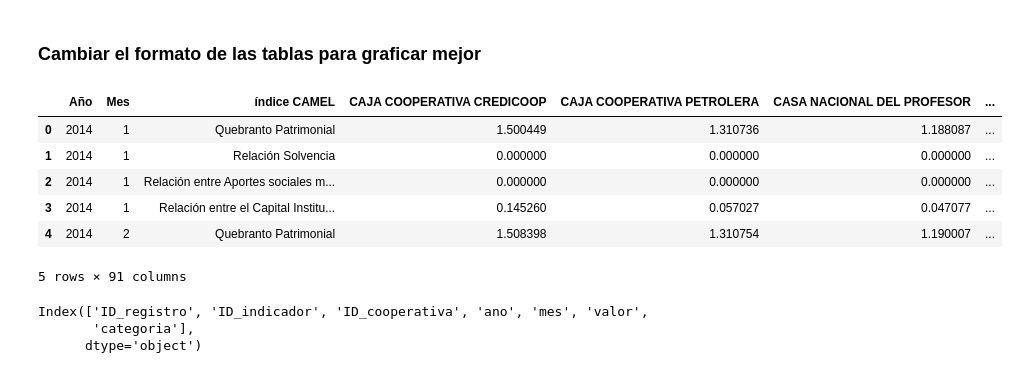
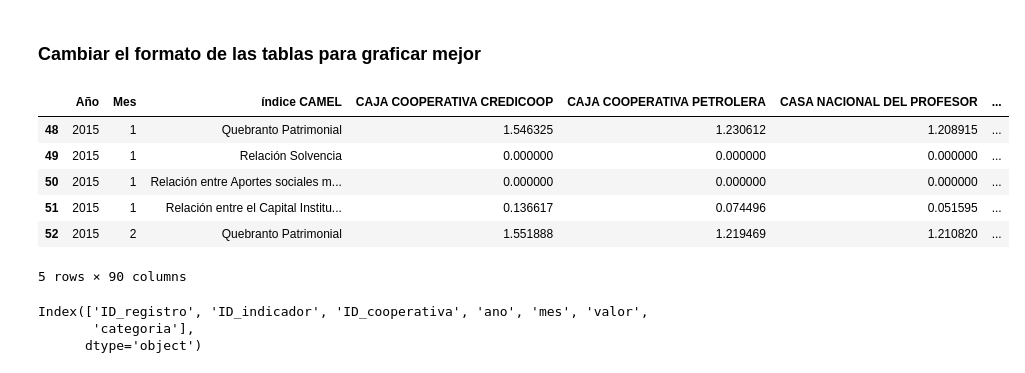
Before and after one commit to LianaD26/CAMEL_Model_percentages, a Jupyter notebook: notebooks/EDA.ipynb, the cells around one changed output. Saved outputs shown, nothing was run; the diff lists cells and outputs as text; code cells hidden in the pictures.

```diff
--- a/notebooks/EDA.ipynb
+++ b/notebooks/EDA.ipynb
@@ -23,8 +23,8 @@ def load_data(file_path):
         return None
 
 
-capital = load_data('/home/lia/Documentos/repos/CAMEL_Model_Percentages/CAMEL_Model_percentages/tablas/Capital.csv')
-assests = load_data('/home/lia/Documentos/repos/CAMEL_Model_Percentages/CAMEL_Model_percentages/tablas/Assets.csv')
-managerial = load_data('/home/lia/Documentos/repos/CAMEL_Model_Percentages/CAMEL_Model_percentages/tablas/Managerial.csv')
-earnings = load_data('/home/lia/Documentos/repos/CAMEL_Model_Percentages/CAMEL_Model_percentages/tablas/Earnings.csv')
-liquidity = load_data('/home/lia/Documentos/repos/CAMEL_Model_Percentages/CAMEL_Model_percentages/tablas/Liquidity.csv')
+capital = load_data('../tablas/Capital.csv')
+assests = load_data('../tablas/Assets.csv')
+managerial = load_data('../tablas/Managerial.csv')
+earnings = load_data('../tablas/Earnings.csv')
+liquidity = load_data('../tablas/Liquidity.csv')
@@ -51,15 +51,16 @@ Se requiere analizar los siguientes puntos dentro de cada cooperativa para cada
 ### Cambiar el formato de las tablas para graficar mejor
 # %%
 df = pd.concat([capital, assests, managerial, earnings, liquidity], axis=0, ignore_index=True)
+df = df[df["Año"] != 2014]
 df.head()
 # %% [output]
 |  | Año | Mes | índice CAMEL | CAJA COOPERATIVA CREDICOOP | CAJA COOPERATIVA PETROLERA | CASA NACIONAL DEL PROFESOR | ... |
-| 0 | 2014 | 1 | Quebranto Patrimonial | 1.500449 | 1.310736 | 1.188087 | ... |
-| 1 | 2014 | 1 | Relación Solvencia | 0.000000 | 0.000000 | 0.000000 | ... |
-| 2 | 2014 | 1 | Relación entre Aportes sociales m... | 0.000000 | 0.000000 | 0.000000 | ... |
-| 3 | 2014 | 1 | Relación entre el Capital Institu... | 0.145260 | 0.057027 | 0.047077 | ... |
-| 4 | 2014 | 2 | Quebranto Patrimonial | 1.508398 | 1.310754 | 1.190007 | ... |
+| 48 | 2015 | 1 | Quebranto Patrimonial | 1.546325 | 1.230612 | 1.208915 | ... |
+| 49 | 2015 | 1 | Relación Solvencia | 0.000000 | 0.000000 | 0.000000 | ... |
+| 50 | 2015 | 1 | Relación entre Aportes sociales m... | 0.000000 | 0.000000 | 0.000000 | ... |
+| 51 | 2015 | 1 | Relación entre el Capital Institu... | 0.136617 | 0.074496 | 0.051595 | ... |
+| 52 | 2015 | 2 | Quebranto Patrimonial | 1.551888 | 1.219469 | 1.210820 | ... |
-5 rows × 91 columns
+5 rows × 90 columns
 # %%
 import matplotlib.pyplot as plt
 import ipywidgets as widgets
```
Also changed, not shown: parts of 5 cells of this notebook, 1 other file.
